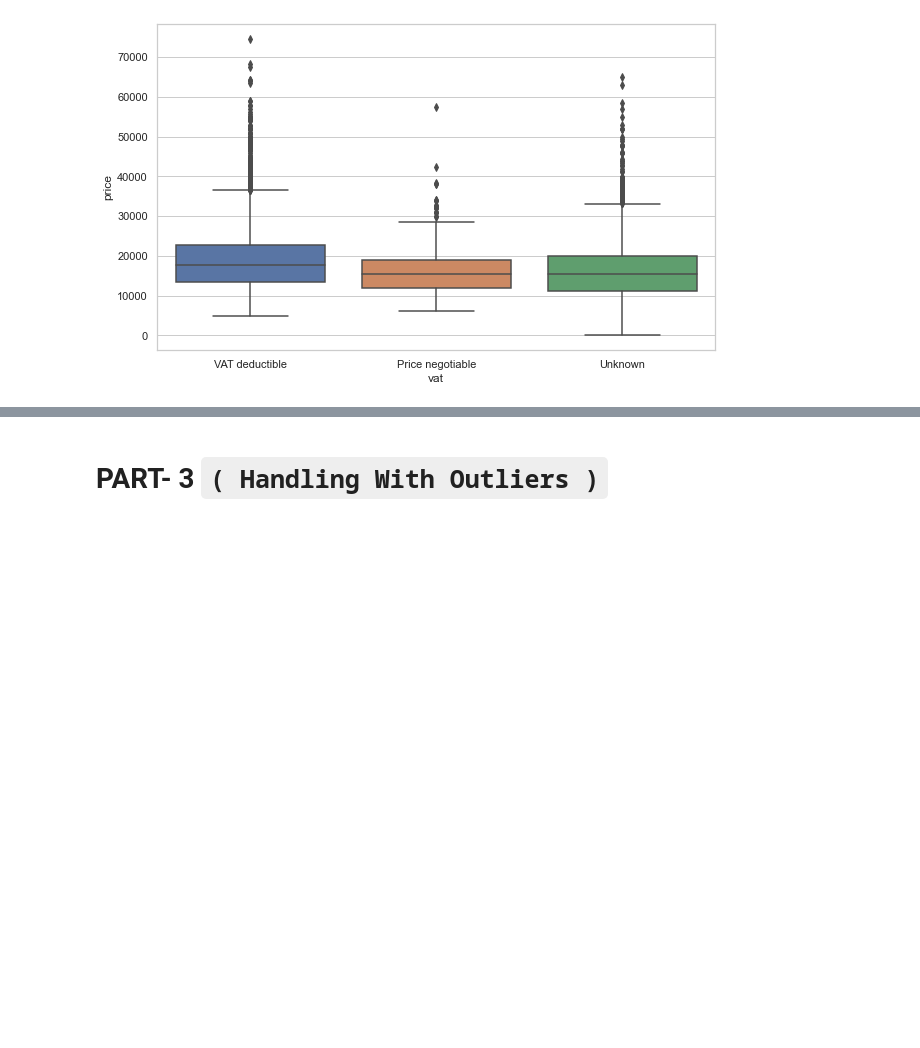
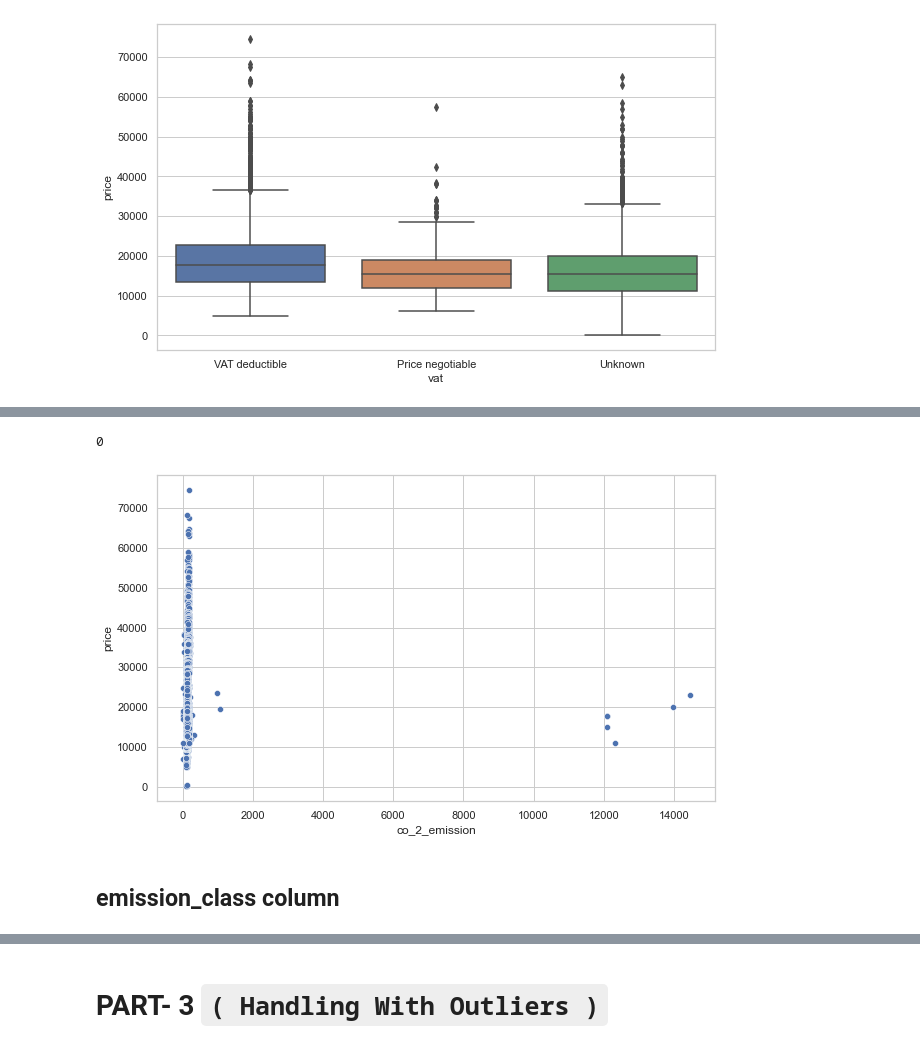
Before and after one commit to ilknurozcelik/DA_Assignments_and_Projects, a Jupyter notebook: 02-Projects/DA_CapstoneProject/DAwPy_Capstone_Project_(AutoScout)_İlknur _HandlingMissingValues.ipynb, the cells around one changed output, grey strips where cells are left out. Cells and saved outputs as stored; diff of their text form; code cells hidden in the pictures; blank space fills up the shorter version.

```diff
--- a/02-Projects/DA_CapstoneProject/DAwPy_Capstone_Project_(AutoScout)_İlknur _HandlingMissingValues.ipynb
+++ b/02-Projects/DA_CapstoneProject/DAwPy_Capstone_Project_(AutoScout)_İlknur _HandlingMissingValues.ipynb
@@ -454,0 +2497,2 @@ sns.boxplot(x="vat", y="price", data=df)
+# %%
+df["co_2_emission"] = df.groupby(["make_model", "fuel"]).co_2_emission.apply(lambda x: x.fillna(x.median()))
@@ -454,0 +2521,12 @@ sns.boxplot(x="vat", y="price", data=df)
+# %%
+df.co_2_emission.fillna(df.co_2_emission.median(), inplace=True)
+# %%
+df.co_2_emission.isnull().sum()
+# %% [output]
+0
+# %%
+sns.scatterplot(x=df.co_2_emission, y=df.price);
+# %% [output]
+[figure, added]
+# %% [markdown]
+## emission_class column
```
Also changed, not shown: parts of 350 cells of this notebook, 5 other files.
